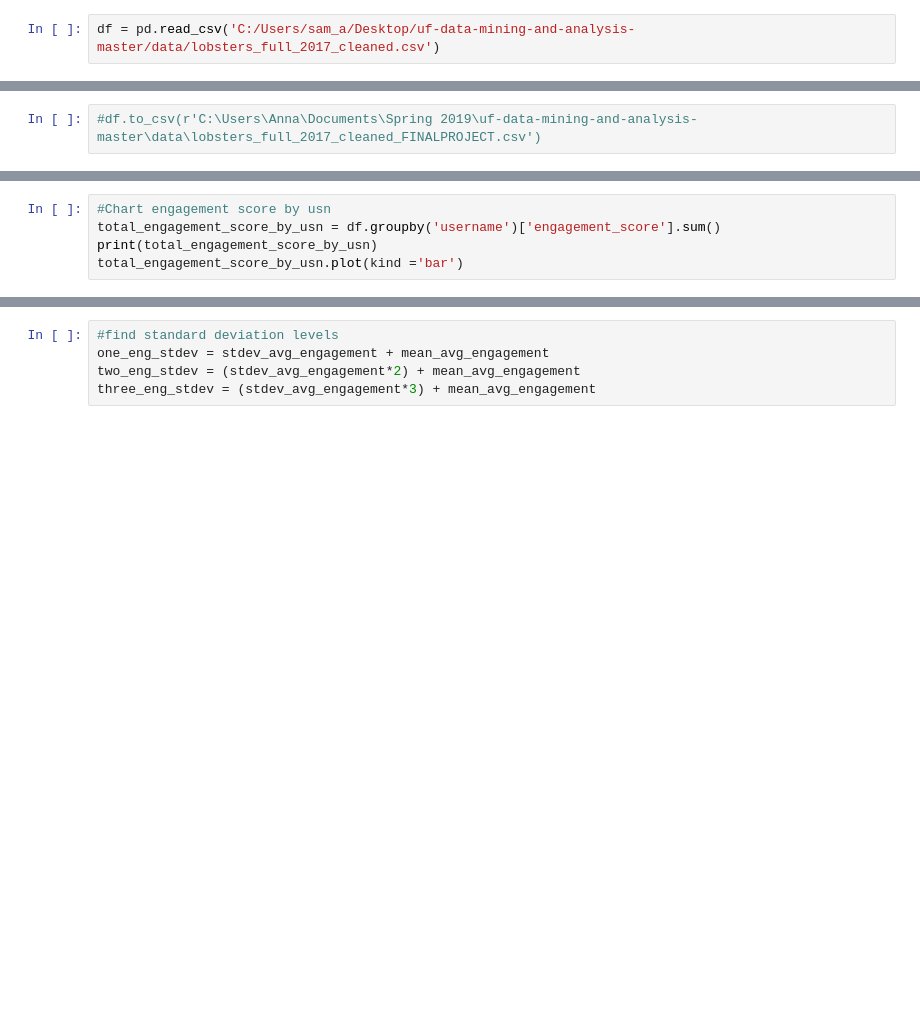
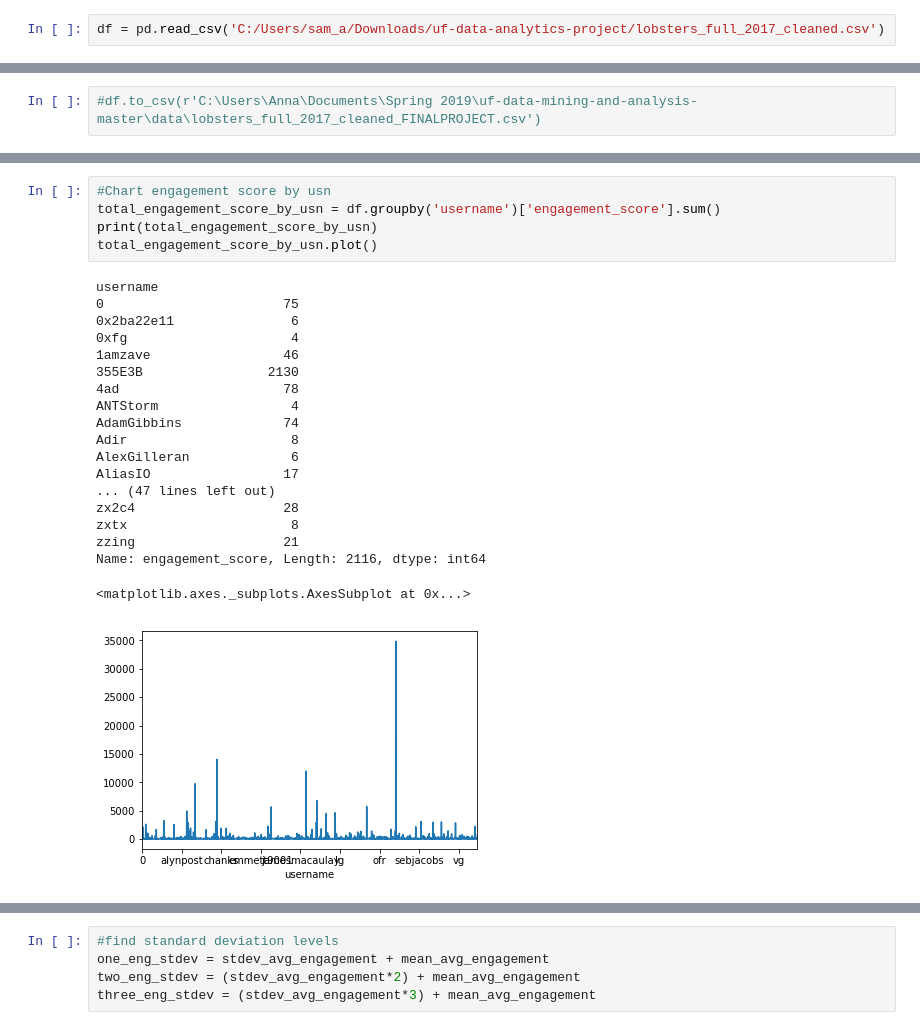
Before and after one commit to samauer14/FinalProjectDataMining, a Jupyter notebook: Final+Project+-+Anna.ipynb, the cells around one changed output, grey strips where cells are left out. Drawn from its saved outputs; the diff is of its cells as text; blank space fills up the shorter version.

```diff
--- a/Final+Project+-+Anna.ipynb
+++ b/Final+Project+-+Anna.ipynb
@@ -11,4 +15,4 @@ from bs4 import BeautifulSoup
 # %%
-df = pd.read_csv('C:/Users/sam_a/Desktop/uf-data-mining-and-analysis-master/data/lobsters_full_2017_cleaned.csv')
+df = pd.read_csv('C:/Users/sam_a/Downloads/uf-data-analytics-project/lobsters_full_2017_cleaned.csv')
 # %%
 df.head()
@@ -27,8 +51,28 @@ df['engagement_score'].hist()
 # %%
 #Chart engagement score by usn
 total_engagement_score_by_usn = df.groupby('username')['engagement_score'].sum()
 print(total_engagement_score_by_usn)
-total_engagement_score_by_usn.plot(kind ='bar')
+total_engagement_score_by_usn.plot()
+# %% [output]
+username
+0                       75
+0x2ba22e11               6
+0xfg                     4
+1amzave                 46
+355E3B                2130
+4ad                     78
+ANTStorm                 4
+AdamGibbins             74
+Adir                     8
+AlexGilleran             6
+AliasIO                 17
+... (47 lines left out)
+zx2c4                   28
+zxtx                     8
+zzing                   21
+Name: engagement_score, Length: 2116, dtype: int64
+<matplotlib.axes._subplots.AxesSubplot at 0x...>
+[figure, added]
 # %%
 #chart number of posts by usn
 total_posts_by_usn = df.groupby('username')['engagement_score'].count()
```
Also changed, not shown: parts of 31 cells of this notebook.
